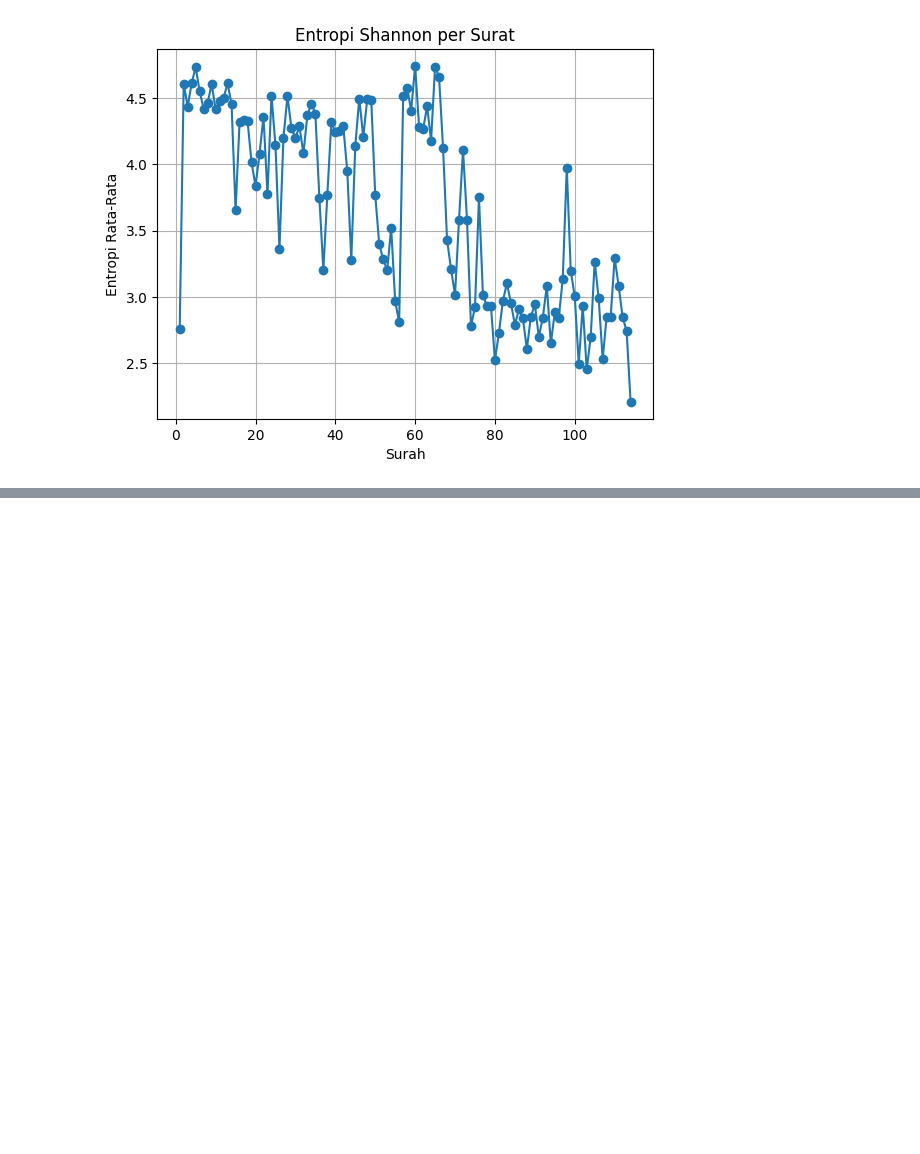
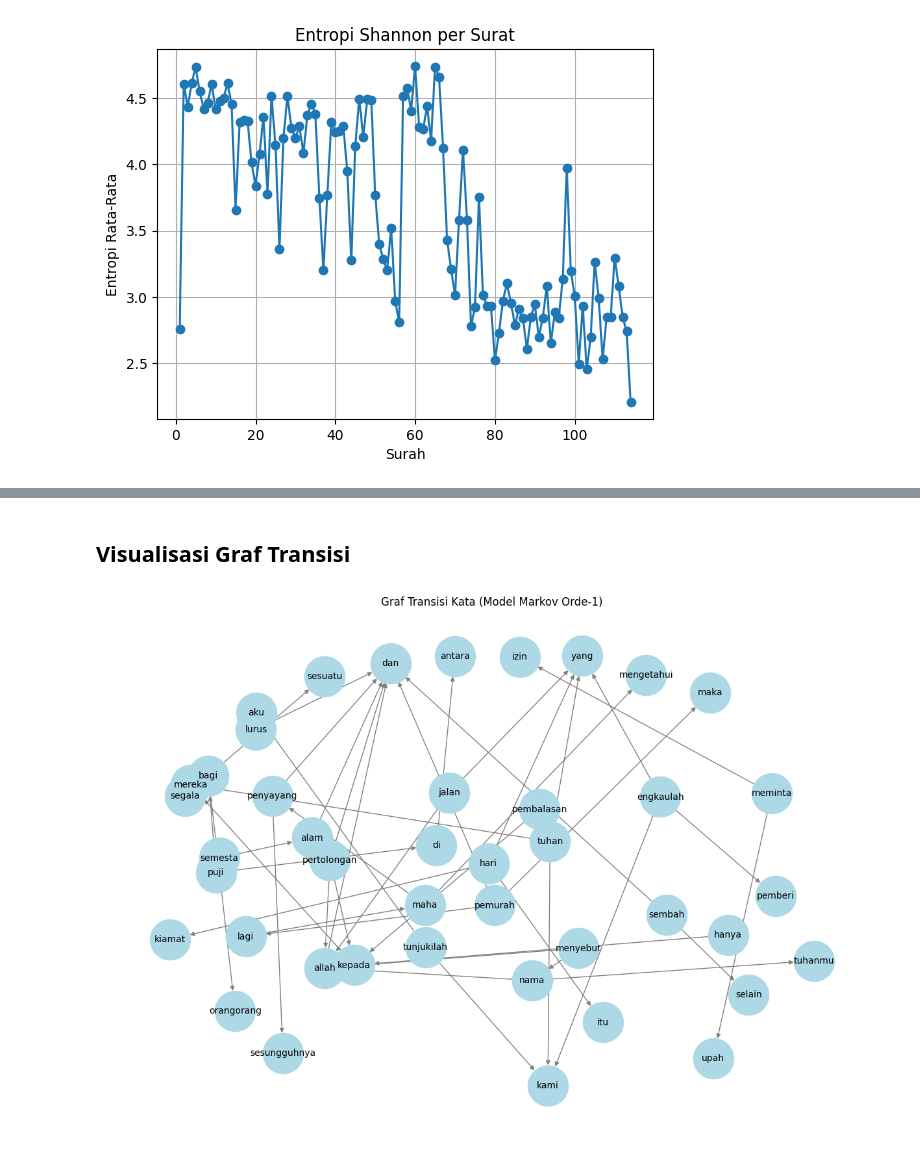
Before and after one commit to RefaMuhammad/Analisis-Al-Qur-an, a Jupyter notebook: notebook.ipynb, the cells around one changed output, grey strips where cells are left out. Saved outputs shown, nothing was run; the diff lists cells and outputs as text; code cells hidden in the pictures; blank space fills up the shorter version.

```diff
--- a/notebook.ipynb
+++ b/notebook.ipynb
@@ -89,0 +246,3 @@ plt.show()
+# %%
+# Gabungkan semua token dari seluruh ayat (satu urutan besar)
+all_tokens = sum(df['tokens'].tolist(), [])
@@ -89,0 +251,8 @@ plt.show()
+# %%
+# Transition matrix: {kata_sebelum: Counter({kata_setelah: frekuensi})}
+transitions = defaultdict(Counter)
+
+for i in range(len(all_tokens) - 1):
+    curr_word = all_tokens[i]
+    next_word = all_tokens[i + 1]
+    transitions[curr_word][next_word] += 1
@@ -89,0 +261,7 @@ plt.show()
+# %%
+# Ubah ke probabilitas
+transition_probs = {}
+
+for word, next_words in transitions.items():
+    total = sum(next_words.values())
+    transition_probs[word] = {w: c/total for w, c in next_words.items()}
@@ -89,0 +325,18 @@ plt.show()
+# %% [markdown]
+## **Visualisasi Graf Transisi**
+# %%
+G = nx.DiGraph()
+
+# Batas jumlah simpul biar nggak terlalu ramai
+for word, next_words in list(transition_probs.items())[:30]:
+    for next_word, prob in next_words.items():
+        if prob > 0.1:  # filter probabilitas kecil
+            G.add_edge(word, next_word, weight=prob)
+
+plt.figure(figsize=(12, 8))
+pos = nx.spring_layout(G, k=0.5)
+nx.draw(G, pos, with_labels=True, node_color='lightblue', edge_color='gray', node_size=2000, font_size=10)
+plt.title("Graf Transisi Kata (Model Markov Orde-1)")
+plt.show()
+# %% [output]
+[figure, added]
```
Also changed, not shown: parts of 27 cells of this notebook, 1 other file.
